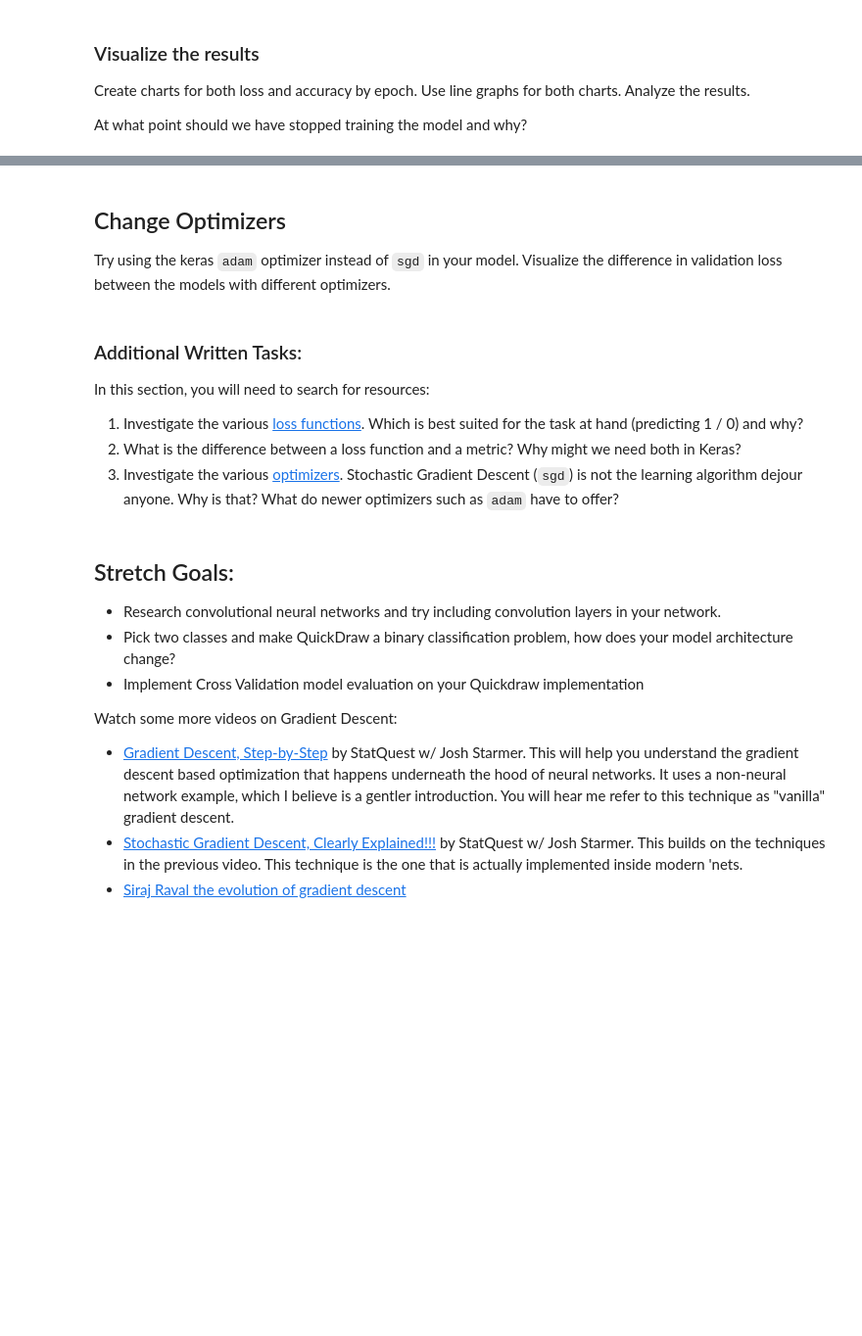
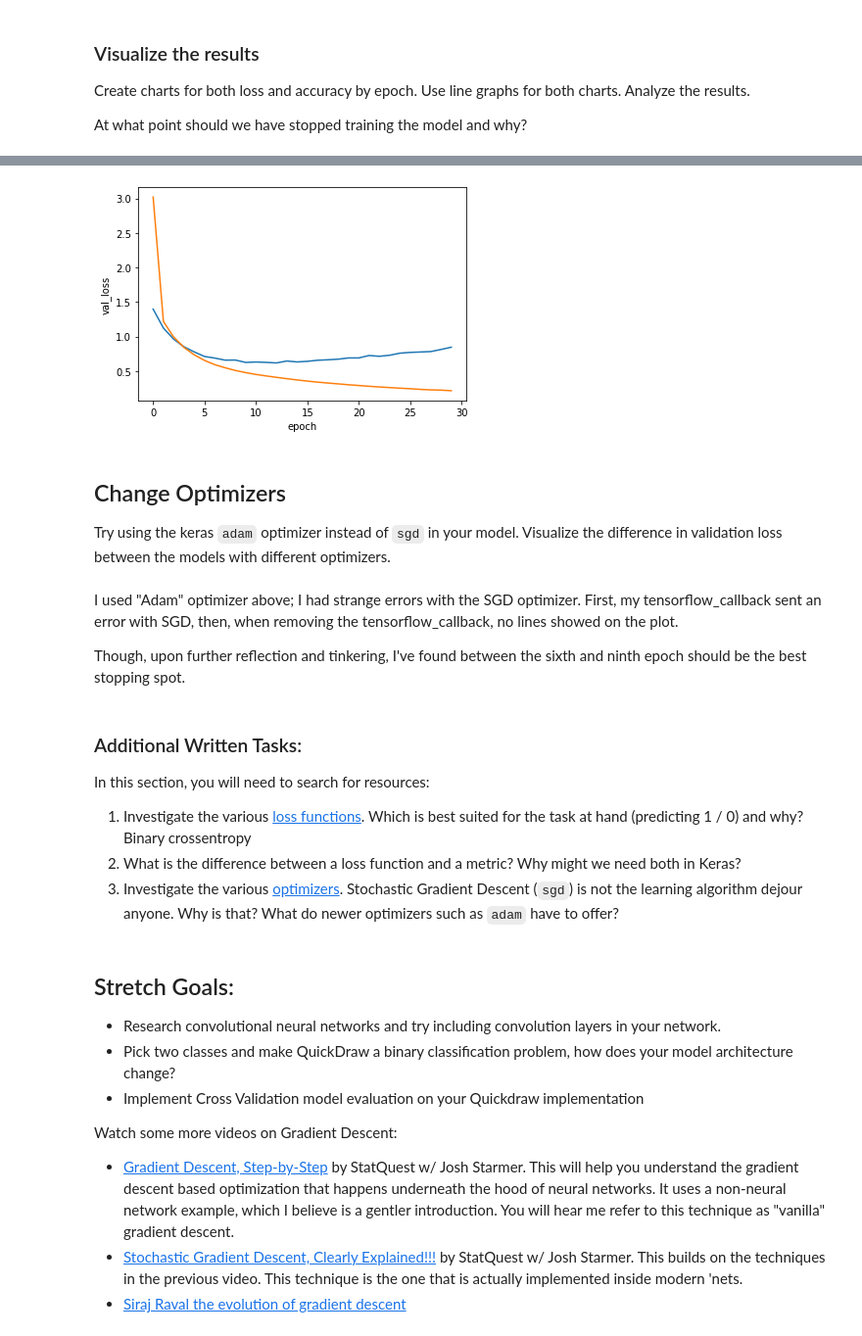
Before and after one commit to WhyseRabbit/DS-Unit-4-Sprint-2-Neural-Networks, a Jupyter notebook: module1-Architect/LS_DS_421_Architect_Assignment.ipynb, the cells around one changed output, grey strips where cells are left out. Shown at 98% size. Drawn from its saved outputs; the diff is of its cells as text; code cells hidden in the pictures; blank space fills up the shorter version.

```diff
--- a/module1-Architect/LS_DS_421_Architect_Assignment.ipynb
+++ b/module1-Architect/LS_DS_421_Architect_Assignment.ipynb
@@ -70,0 +143,18 @@ import tensorflow as tf
+# %%
+model2 = Sequential()
+logdir = os.path.join("logs", datetime.datetime.now().strftime("%Y%m%d-%H%M%S"))
+tensorboard_callback = tf.keras.callbacks.TensorBoard(logdir, histogram_freq=1)
+
+# Hidden Layer 1
+model2.add(Dense(units=128, input_dim=784, activation="relu", name="Input_Layer"))
+
+# Hidden Layer 2
+model2.add(Dense(units=128, input_dim=784, activation="relu"))
+
+# Hidden Layer 3
+model2.add(Dense(units=64, input_dim=784, activation="relu"))
+
+# Hidden Layer 4
+model2.add(Dense(units=10, input_dim=784, activation="softmax"))
+
+model2.summary()
@@ -70,0 +178,11 @@ import tensorflow as tf
+# %%
+model2.compile(optimizer="adamax",
+              loss="sparse_categorical_crossentropy",
+              metrics=["accuracy"]
+)
+
+second_arc = model2.fit(X, y, epochs=30,
+                     batch_size=128,
+                     validation_split=0.2,
+                     callbacks=[tensorboard_callback]
+)
@@ -88,4 +236,16 @@ ax = sns.lineplot(x='epoch', y='loss', data=df);
+# %%
+df = pd.DataFrame.from_records(second_arc.history)
+df['epoch'] = [i for i in range(df.shape[0])]
+
+ax = sns.lineplot(x='epoch', y='val_loss', data=df)
+ax = sns.lineplot(x='epoch', y='loss', data=df);
+# %% [output]
+[figure, added]
 # %% [markdown]
 ## Change Optimizers
 Try using the keras `adam` optimizer instead of `sgd` in your model. Visualize the difference in validation loss between the models with different optimizers.
+# %% [markdown]
+I used "Adam" optimizer above; I had strange errors with the SGD optimizer. First, my tensorflow_callback sent an error with SGD, then, when removing the tensorflow_callback, no lines showed on the plot.
+
+Though, upon further reflection and tinkering, I've found between the sixth and ninth epoch should be the best stopping spot.
 # %%
@@ -96,6 +256,7 @@ adam = Adam()
 ### Additional Written Tasks:
 In this section, you will need to search for resources:
 1. Investigate the various [loss functions](https://www.tensorflow.org/api_docs/python/tf/keras/losses). Which is best suited for the task at hand (predicting 1 / 0) and why?
+Binary crossentropy
 2. What is the difference between a loss function and a metric? Why might we need both in Keras?
 3. Investigate the various [optimizers](https://www.tensorflow.org/api_docs/python/tf/keras/optimizers). Stochastic Gradient Descent (`sgd`) is not the learning algorithm dejour anyone. Why is that? What do newer optimizers such as `adam` have to offer?
 # %% [markdown]
```
Also changed, not shown: parts of 12 cells of this notebook.
